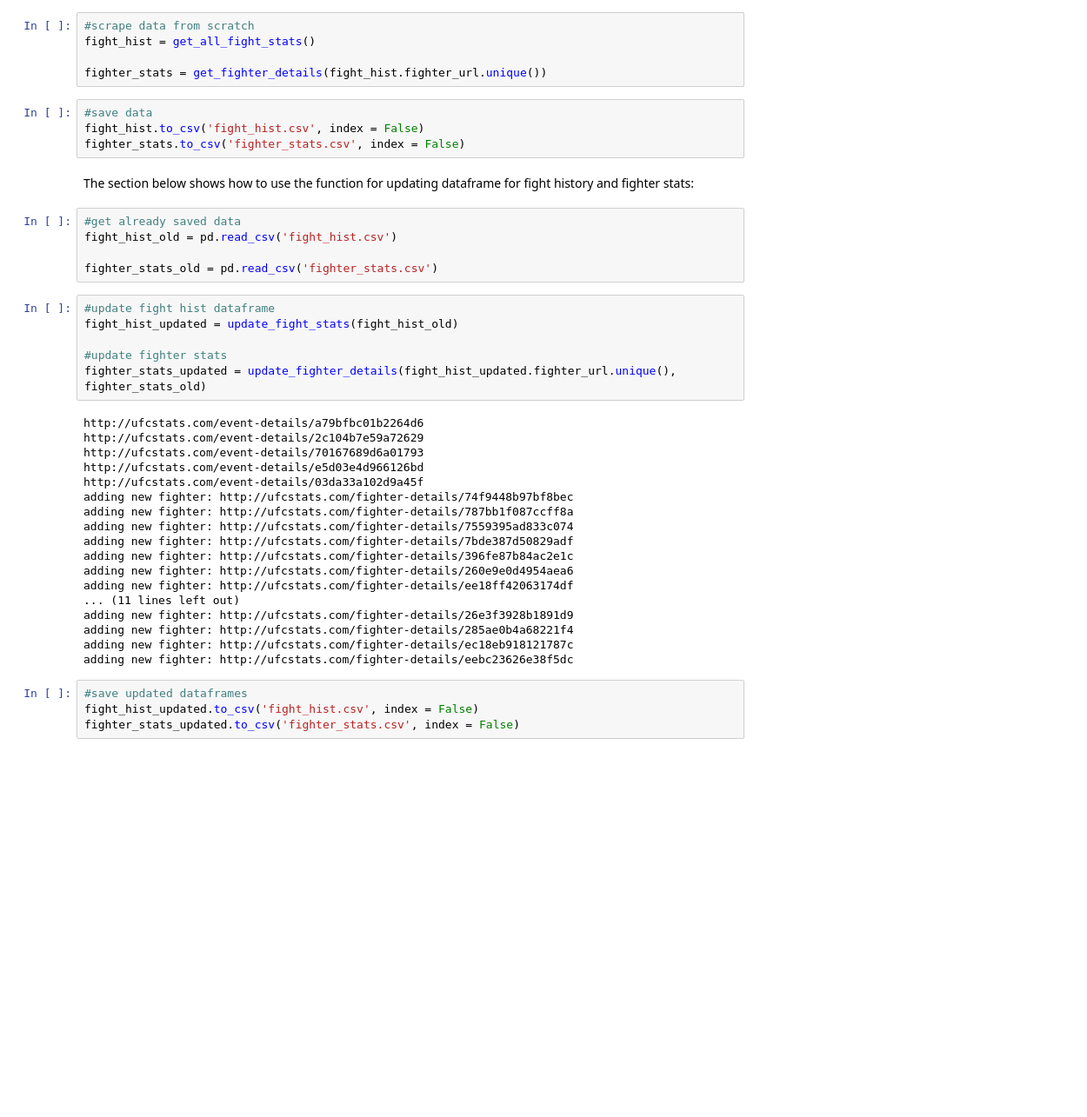
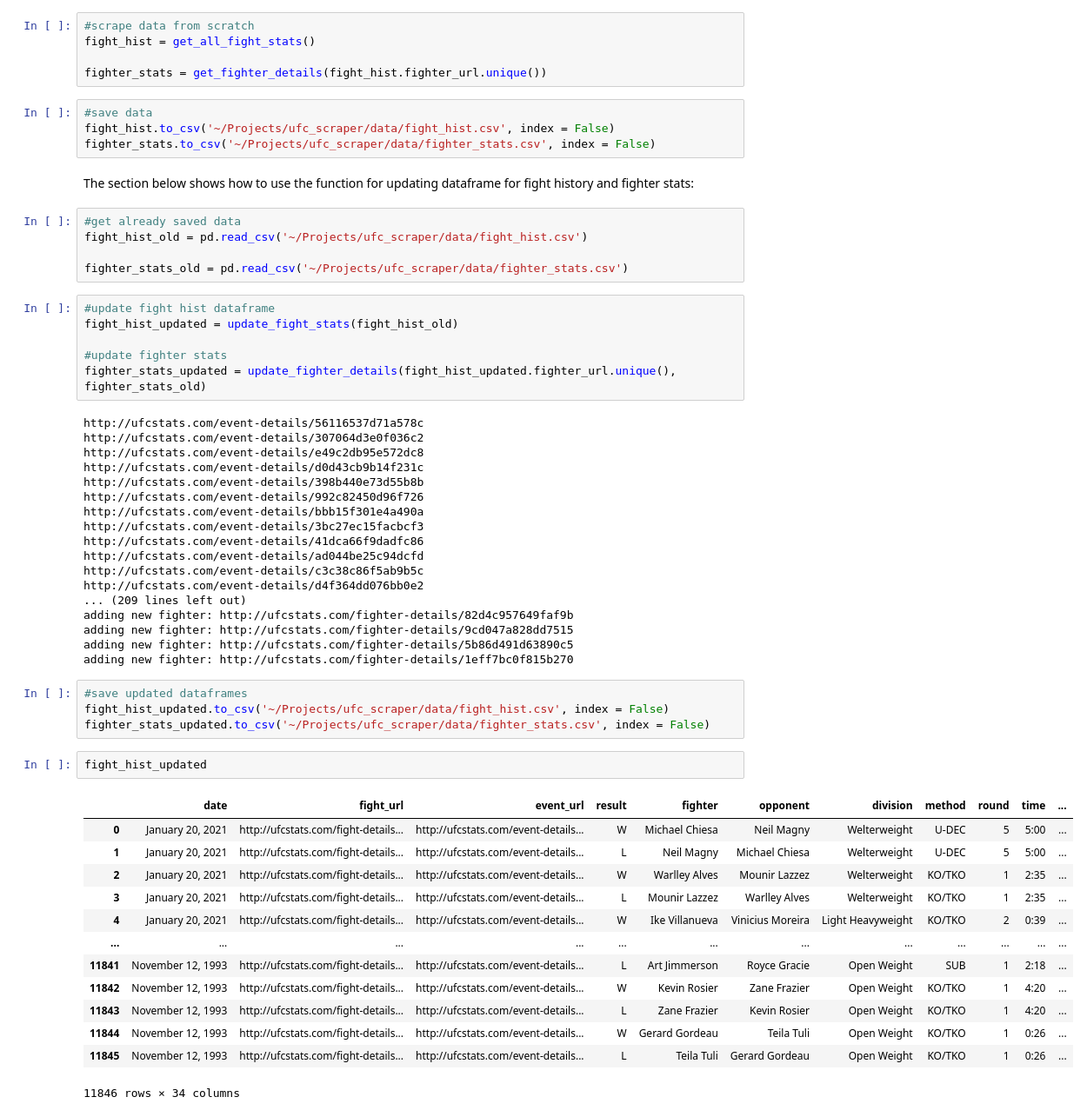
Before and after one commit to swang2016/ufc_scraper, a Jupyter notebook: scripts/scrape_fights.ipynb, the cells around one changed output. Shown at 87% size. Saved outputs shown, nothing was run; the diff lists cells and outputs as text; blank space fills up the shorter version.

Commit message:
Updated all data, added gitignore

```diff
--- a/scripts/scrape_fights.ipynb
+++ b/scripts/scrape_fights.ipynb
@@ -17,15 +17,15 @@ fight_hist = get_all_fight_stats()
 fighter_stats = get_fighter_details(fight_hist.fighter_url.unique())
 # %%
 #save data
-fight_hist.to_csv('fight_hist.csv', index = False)
-fighter_stats.to_csv('fighter_stats.csv', index = False)
+fight_hist.to_csv('~/Projects/ufc_scraper/data/fight_hist.csv', index = False)
+fighter_stats.to_csv('~/Projects/ufc_scraper/data/fighter_stats.csv', index = False)
 # %% [markdown]
 The section below shows how to use the function for updating dataframe for fight history and fighter stats:
 # %%
 #get already saved data
-fight_hist_old = pd.read_csv('fight_hist.csv')
+fight_hist_old = pd.read_csv('~/Projects/ufc_scraper/data/fight_hist.csv')
 
-fighter_stats_old = pd.read_csv('fighter_stats.csv')
+fighter_stats_old = pd.read_csv('~/Projects/ufc_scraper/data/fighter_stats.csv')
 # %%
 #update fight hist dataframe
 fight_hist_updated = update_fight_stats(fight_hist_old)
@@ -33,24 +33,40 @@ fight_hist_updated = update_fight_stats(fight_hist_old)
 #update fighter stats
 fighter_stats_updated = update_fighter_details(fight_hist_updated.fighter_url.unique(), fighter_stats_old)
 # %% [output]
-http://ufcstats.com/event-details/a79bfbc01b2264d6
-http://ufcstats.com/event-details/2c104b7e59a72629
-http://ufcstats.com/event-details/70167689d6a01793
-http://ufcstats.com/event-details/e5d03e4d966126bd
-http://ufcstats.com/event-details/03da33a102d9a45f
-adding new fighter: http://ufcstats.com/fighter-details/74f9448b97bf8bec
-adding new fighter: http://ufcstats.com/fighter-details/787bb1f087ccff8a
-adding new fighter: http://ufcstats.com/fighter-details/7559395ad833c074
-adding new fighter: http://ufcstats.com/fighter-details/7bde387d50829adf
-adding new fighter: http://ufcstats.com/fighter-details/396fe87b84ac2e1c
-adding new fighter: http://ufcstats.com/fighter-details/260e9e0d4954aea6
-adding new fighter: http://ufcstats.com/fighter-details/ee18ff42063174df
-... (11 lines left out)
-adding new fighter: http://ufcstats.com/fighter-details/26e3f3928b1891d9
-adding new fighter: http://ufcstats.com/fighter-details/285ae0b4a68221f4
-adding new fighter: http://ufcstats.com/fighter-details/ec18eb918121787c
-adding new fighter: http://ufcstats.com/fighter-details/eebc23626e38f5dc
+http://ufcstats.com/event-details/56116537d71a578c
+http://ufcstats.com/event-details/307064d3e0f036c2
+http://ufcstats.com/event-details/e49c2db95e572dc8
+http://ufcstats.com/event-details/d0d43cb9b14f231c
+http://ufcstats.com/event-details/398b440e73d55b8b
+http://ufcstats.com/event-details/992c82450d96f726
+http://ufcstats.com/event-details/bbb15f301e4a490a
+http://ufcstats.com/event-details/3bc27ec15facbcf3
+http://ufcstats.com/event-details/41dca66f9dadfc86
+http://ufcstats.com/event-details/ad044be25c94dcfd
+http://ufcstats.com/event-details/c3c38c86f5ab9b5c
+http://ufcstats.com/event-details/d4f364dd076bb0e2
+... (209 lines left out)
+adding new fighter: http://ufcstats.com/fighter-details/82d4c957649faf9b
+adding new fighter: http://ufcstats.com/fighter-details/9cd047a828dd7515
+adding new fighter: http://ufcstats.com/fighter-details/5b86d491d63890c5
+adding new fighter: http://ufcstats.com/fighter-details/1eff7bc0f815b270
 # %%
 #save updated dataframes
-fight_hist_updated.to_csv('fight_hist.csv', index = False)
-fighter_stats_updated.to_csv('fighter_stats.csv', index = False)
+fight_hist_updated.to_csv('~/Projects/ufc_scraper/data/fight_hist.csv', index = False)
+fighter_stats_updated.to_csv('~/Projects/ufc_scraper/data/fighter_stats.csv', index = False)
+# %%
+fight_hist_updated
+# %% [output]
+|  | date | fight_url | event_url | result | fighter | opponent | division | method | round | time | ... |
+| 0 | January 20, 2021 | http://ufcstats.com/fight-details... | http://ufcstats.com/event-details... | W | Michael Chiesa | Neil Magny | Welterweight | U-DEC | 5 | 5:00 | ... |
+| 1 | January 20, 2021 | http://ufcstats.com/fight-details... | http://ufcstats.com/event-details... | L | Neil Magny | Michael Chiesa | Welterweight | U-DEC | 5 | 5:00 | ... |
+| 2 | January 20, 2021 | http://ufcstats.com/fight-details... | http://ufcstats.com/event-details... | W | Warlley Alves | Mounir Lazzez | Welterweight | KO/TKO | 1 | 2:35 | ... |
+| 3 | January 20, 2021 | http://ufcstats.com/fight-details... | http://ufcstats.com/event-details... | L | Mounir Lazzez | Warlley Alves | Welterweight | KO/TKO | 1 | 2:35 | ... |
+| 4 | January 20, 2021 | http://ufcstats.com/fight-details... | http://ufcstats.com/event-details... | W | Ike Villanueva | Vinicius Moreira | Light Heavyweight | KO/TKO | 2 | 0:39 | ... |
+| ... | ... | ... | ... | ... | ... | ... | ... | ... | ... | ... | ... |
+| 11841 | November 12, 1993 | http://ufcstats.com/fight-details... | http://ufcstats.com/event-details... | L | Art Jimmerson | Royce Gracie | Open Weight | SUB | 1 | 2:18 | ... |
+| 11842 | November 12, 1993 | http://ufcstats.com/fight-details... | http://ufcstats.com/event-details... | W | Kevin Rosier | Zane Frazier | Open Weight | KO/TKO | 1 | 4:20 | ... |
+| 11843 | November 12, 1993 | http://ufcstats.com/fight-details... | http://ufcstats.com/event-details... | L | Zane Frazier | Kevin Rosier | Open Weight | KO/TKO | 1 | 4:20 | ... |
+| 11844 | November 12, 1993 | http://ufcstats.com/fight-details... | http://ufcstats.com/event-details... | W | Gerard Gordeau | Teila Tuli | Open Weight | KO/TKO | 1 | 0:26 | ... |
+| 11845 | November 12, 1993 | http://ufcstats.com/fight-details... | http://ufcstats.com/event-details... | L | Teila Tuli | Gerard Gordeau | Open Weight | KO/TKO | 1 | 0:26 | ... |
+11846 rows × 34 columns
```
Also changed, not shown: 3 other files.
